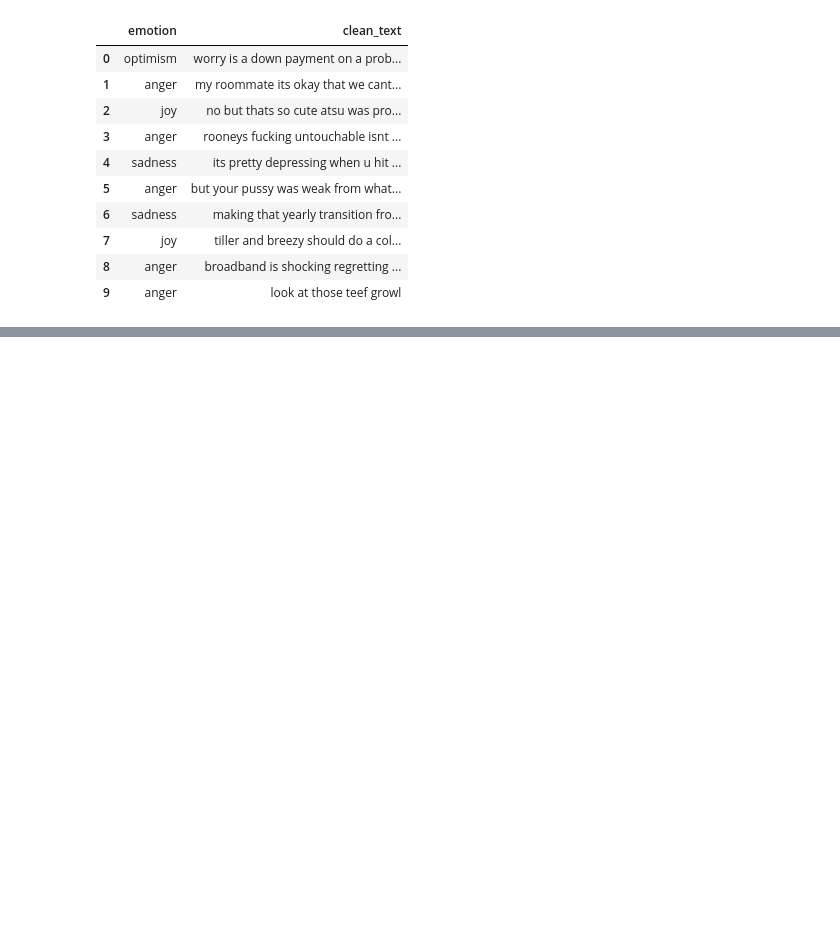
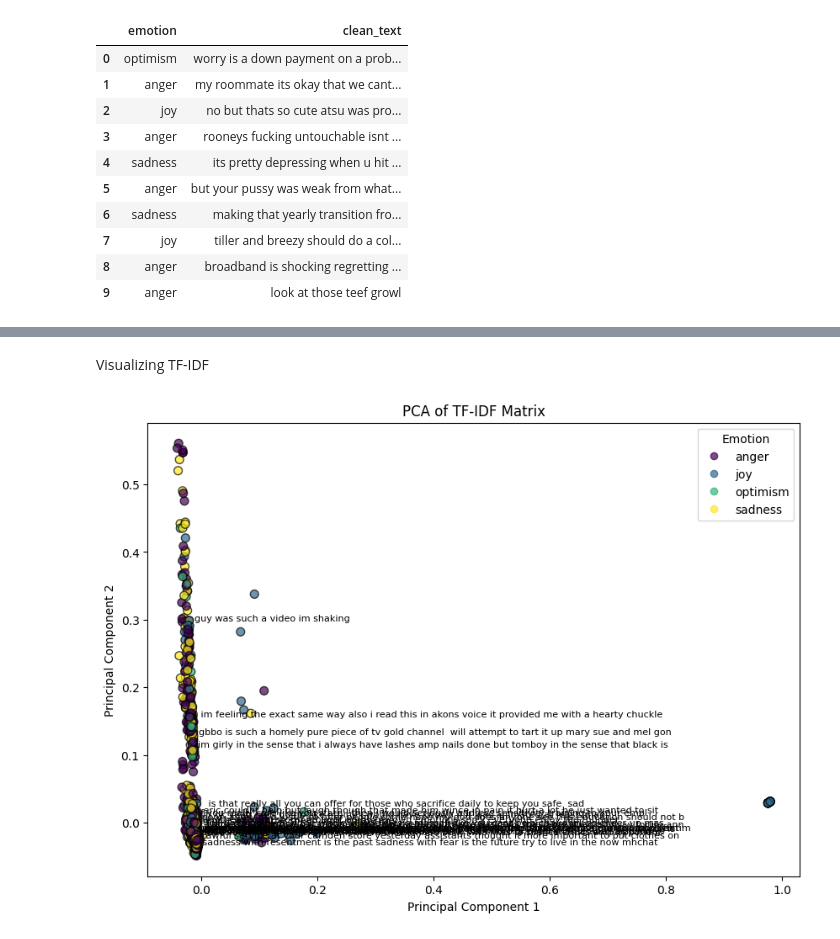
Before and after one commit to Fatai-soliu/emotion-text-ml, a Jupyter notebook: notebooks/data_cleaning_exploration.ipynb, the cells around one changed output, grey strips where cells are left out. Drawn from its saved outputs; the diff is of its cells as text; code cells hidden in the pictures; blank space fills up the shorter version.

Commit message:
Added visualisation

```diff
--- a/notebooks/data_cleaning_exploration.ipynb
+++ b/notebooks/data_cleaning_exploration.ipynb
@@ -461,0 +476,2 @@ cleaned_df.head(10)
+# %% [markdown]
+Visualizing TF-IDF
@@ -461,0 +503,24 @@ cleaned_df.head(10)
+# %%
+idx = np.random.choice(len(X), size=30, replace=False)
+
+#Plot TF-IDF 2D Graph - PCA
+
+plt.figure(figsize=(10, 7))
+scatter = plt.scatter(pca_result[:, 0], pca_result[:, 1], c = y_enc, edgecolor='k', s=50, alpha=0.7)
+
+for i in idx:
+    plt.annotate(X[i][:100], (pca_result[i, 0], pca_result[i, 1]), textcoords="offset points", xytext=(5,7),
+                 fontsize = 8)
+
+handles, _ = scatter.legend_elements()
+plt.legend(
+    handles,
+    le.classes_,
+    title="Emotion"
+)
+plt.title('PCA of TF-IDF Matrix')
+plt.xlabel('Principal Component 1')
+plt.ylabel('Principal Component 2')
+plt.show()
+# %% [output]
+[figure, added]
```
Also changed, not shown: parts of 9 cells of this notebook, 4 other files.
